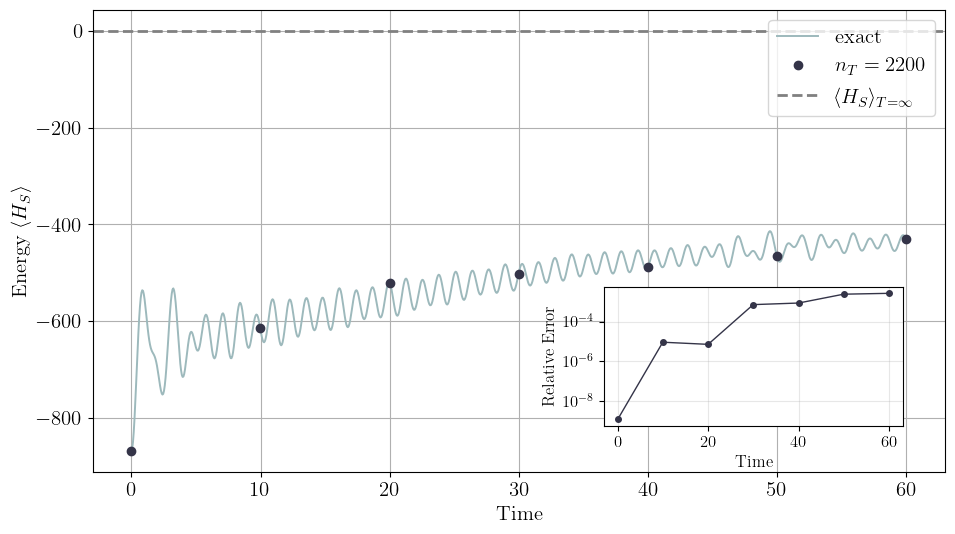
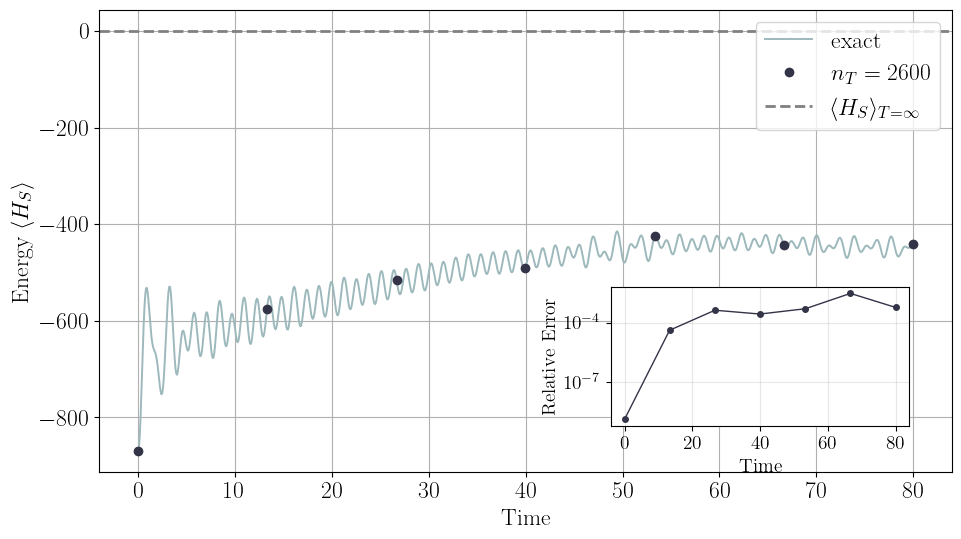
Unified diff of the notebook cell whose output changed from the first chart to the second:
--- before
+++ after
@@ -23,8 +23,8 @@
 axins = ax.inset_axes([0.60, 0.10, 0.35, 0.30])   # [x0, y0, width, height] in axes fractions
 axins.semilogy(time_steps_eng, rel_error, 'o-', color=colors[1], markersize=4, linewidth=1)
-axins.set_xlabel('Time', fontsize=12)
+axins.set_xlabel('Time', fontsize=14)
 axins.set_ylabel(r'Relative Error',
-                 fontsize=12)
-axins.tick_params(labelsize=12)
+                 fontsize=14)
+axins.tick_params(labelsize=14)
 axins.grid(True, which='both', alpha=0.3)
 

Commit: 1088_at_half_filling(correction)